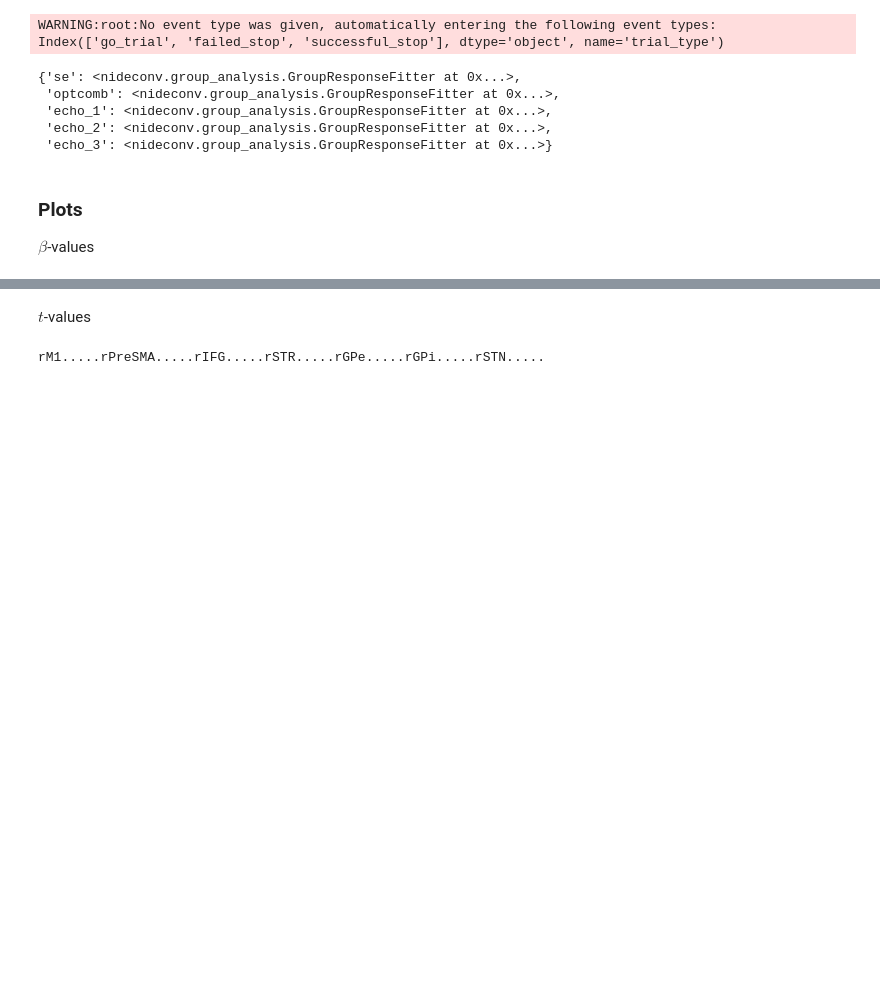
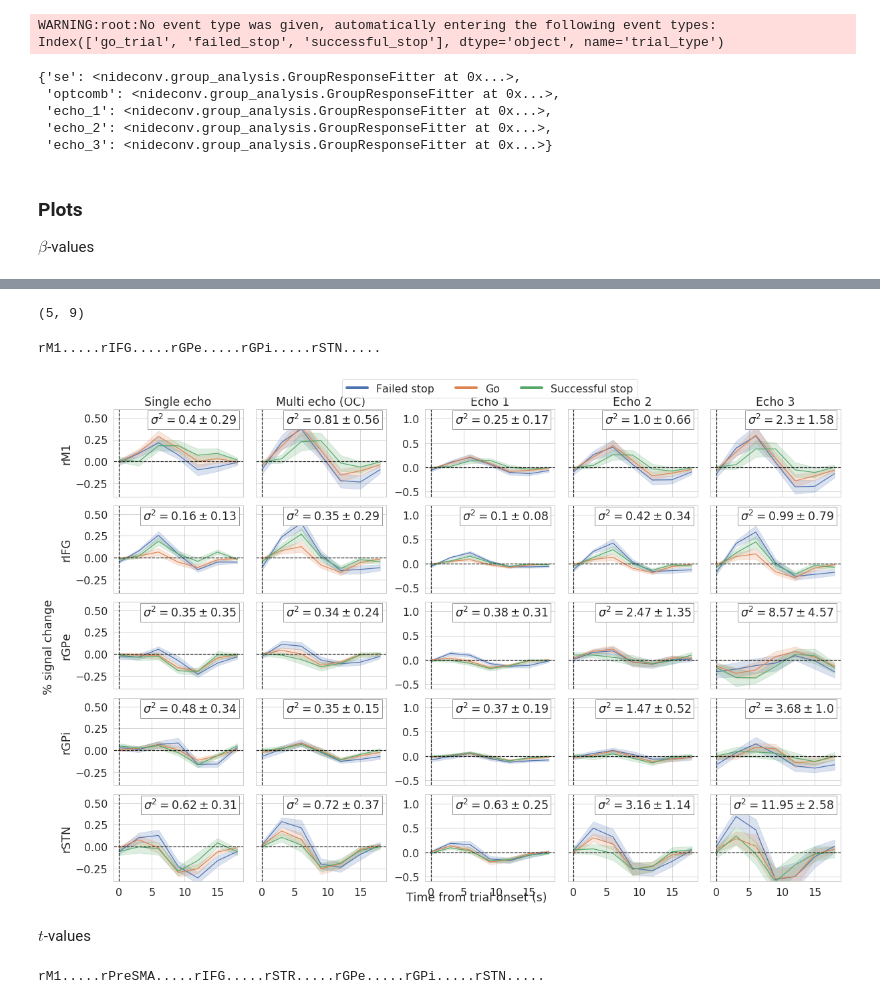
Before and after one commit to StevenM1/fMRI_protocol_comparison_se_me, a Jupyter notebook: pipeline_4b_statistics-deconvolution.ipynb, the cells around one changed output, grey strips where cells are left out. Drawn from its saved outputs; the diff is of its cells as text; code cells hidden in the pictures; blank space fills up the shorter version.

```diff
--- a/pipeline_4b_statistics-deconvolution.ipynb
+++ b/pipeline_4b_statistics-deconvolution.ipynb
@@ -635,3 +676,37 @@ rM1.....rPreSMA.....rIFG.....rSTR.....rGPe.....rGPi.....rSTN.....
+# %%
+ax.shape
+# %% [output]
+(5, 9)
+# %%
+columns = ['se', 'optcomb', 'echo_1', 'echo_2', 'echo_3']
+sns.set_context("paper", font_scale=1.8)
+
+plot_masks = ['rM1', 'rIFG', 'rGPe', 'rGPi', 'rSTN']
+f, ax = make_plot(plot_dict=rfGroups,
+                  y_label='% signal change',
+                  columns=columns,
+                  masks=plot_masks,
+                  data_type='psc',
+                  oversample=1,
+                  plot_type='first_level',
+                  column_titles = ['Single echo', 'Multi echo (OC)', 'Echo 1', 'Echo 2', "Echo 3"],
+                  add_sigma2=True,
+                  sharey=[[0,1], [2,3,4]],
+                  with_cortex_subcortex_annotation=False)
+
+fac_ = 13
+f.set_size_inches(fac_*1.5, fac_)
+for row in range(5):
+    for col in range(9):
+        if col < 4:
+            ax[row, col].set_ylim([-.4, .6])
+        else:
+            ax[row, col].set_ylim([-.6, 1.2])
+
+f.savefig('figures/deconvolution_for_poster.pdf', bbox_inches='tight')
+# %% [output]
+rM1.....rIFG.....rGPe.....rGPi.....rSTN.....
+[figure, added]
 # %% [markdown]
 $t$-values
 # %%
```
Also changed, not shown: parts of 5 cells of this notebook, 6 other files.
